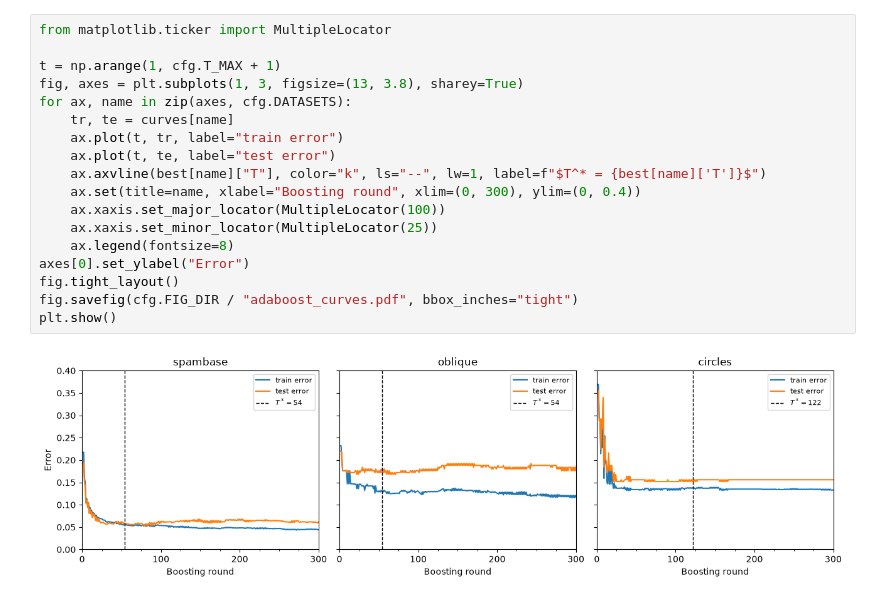
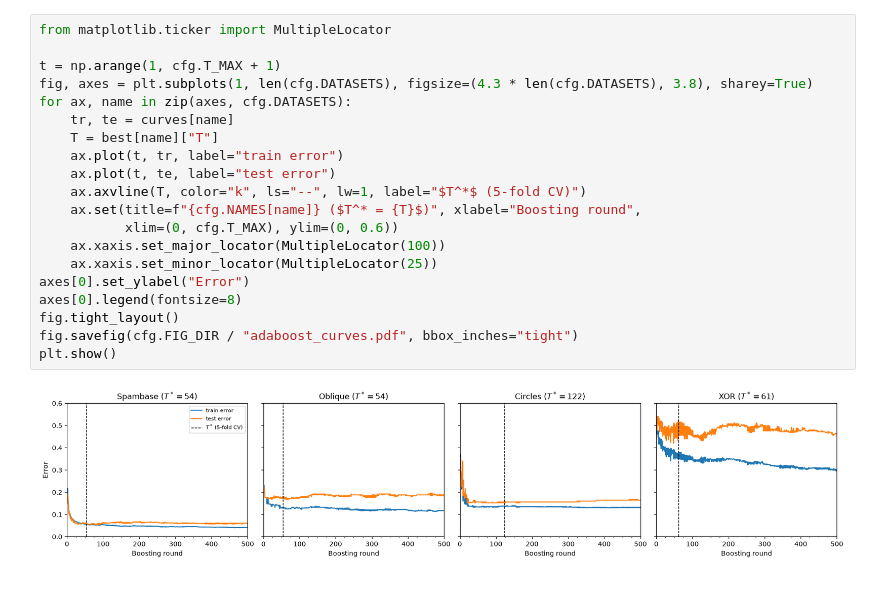
Before and after one commit to MarcoColan01/project-SM4ML2526, a Jupyter notebook: notebooks/3_adaboost.ipynb, the cells around one changed output. Saved outputs shown, nothing was run; the diff lists cells and outputs as text.

```diff
--- a/notebooks/3_adaboost.ipynb
+++ b/notebooks/3_adaboost.ipynb
@@ -39,20 +39,22 @@ circles: T* = 122, train 0.137 / test 0.156; T = 500: train 0.131 / test 0.164 (
 # %%
 from matplotlib.ticker import MultipleLocator
 
 t = np.arange(1, cfg.T_MAX + 1)
-fig, axes = plt.subplots(1, 3, figsize=(13, 3.8), sharey=True)
+fig, axes = plt.subplots(1, len(cfg.DATASETS), figsize=(4.3 * len(cfg.DATASETS), 3.8), sharey=True)
 for ax, name in zip(axes, cfg.DATASETS):
     tr, te = curves[name]
+    T = best[name]["T"]
     ax.plot(t, tr, label="train error")
     ax.plot(t, te, label="test error")
-    ax.axvline(best[name]["T"], color="k", ls="--", lw=1, label=f"$T^* = {best[name]['T']}$")
-    ax.set(title=name, xlabel="Boosting round", xlim=(0, 300), ylim=(0, 0.4))
+    ax.axvline(T, color="k", ls="--", lw=1, label="$T^*$ (5-fold CV)")
+    ax.set(title=f"{cfg.NAMES[name]} ($T^* = {T}$)", xlabel="Boosting round",
+           xlim=(0, cfg.T_MAX), ylim=(0, 0.6))
     ax.xaxis.set_major_locator(MultipleLocator(100))
     ax.xaxis.set_minor_locator(MultipleLocator(25))
-    ax.legend(fontsize=8)
 axes[0].set_ylabel("Error")
+axes[0].legend(fontsize=8)
 fig.tight_layout()
 fig.savefig(cfg.FIG_DIR / "adaboost_curves.pdf", bbox_inches="tight")
 plt.show()
 # %% [output]
-[figure, old version]
+[figure, new version]
```
Also changed, not shown: parts of 6 cells of this notebook, 4 other files.
